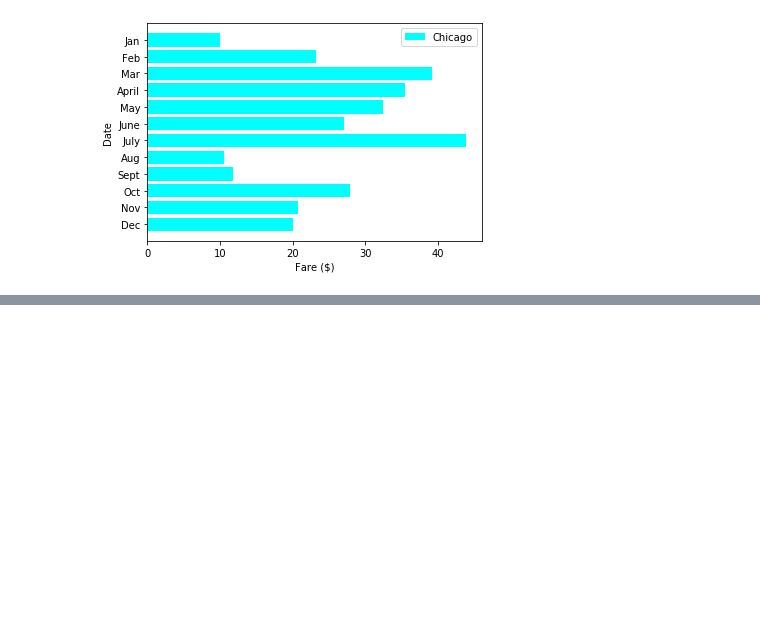
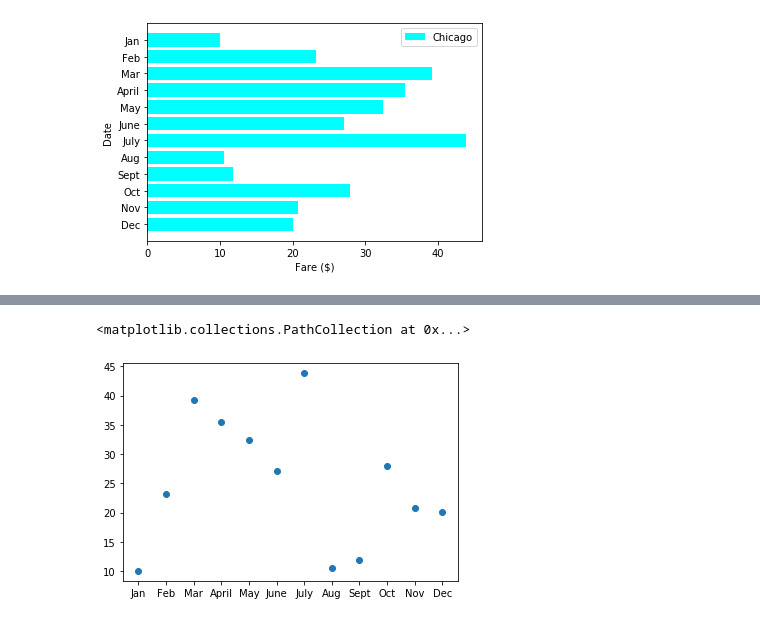
Before and after one commit to rcelorio/PyBer_Analysis, a Jupyter notebook: matplotlib_practice.ipynb, the cells around one changed output, grey strips where cells are left out. Cells and saved outputs as stored; diff of their text form; code cells hidden in the pictures; blank space fills up the shorter version.

```diff
--- a/matplotlib_practice.ipynb
+++ b/matplotlib_practice.ipynb
@@ -167,0 +179,5 @@ ax.invert_yaxis()
+# %%
+plt.scatter(x_axis, y_axis)
+# %% [output]
+<matplotlib.collections.PathCollection at 0x...>
+[figure, added]
```
Also changed, not shown: parts of 11 cells of this notebook.
